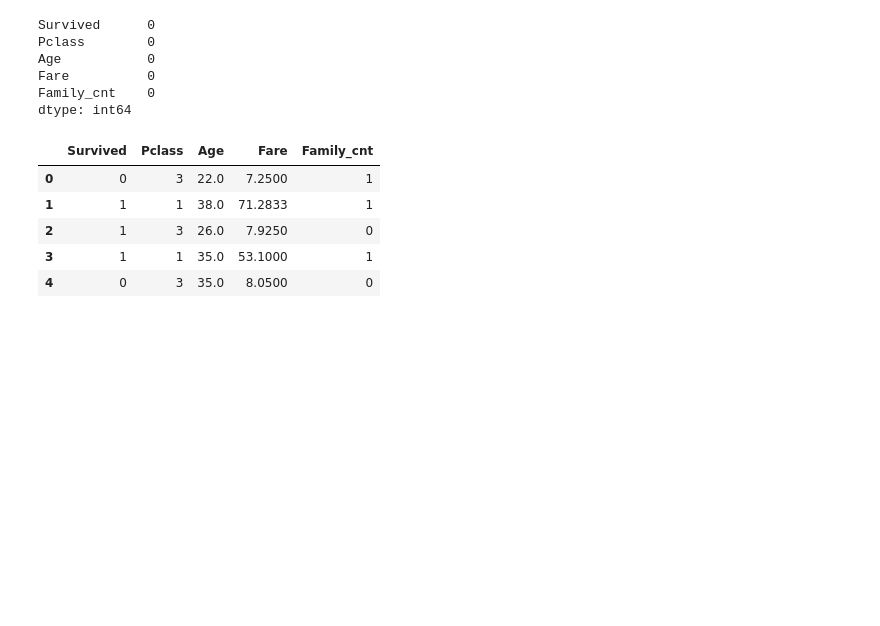
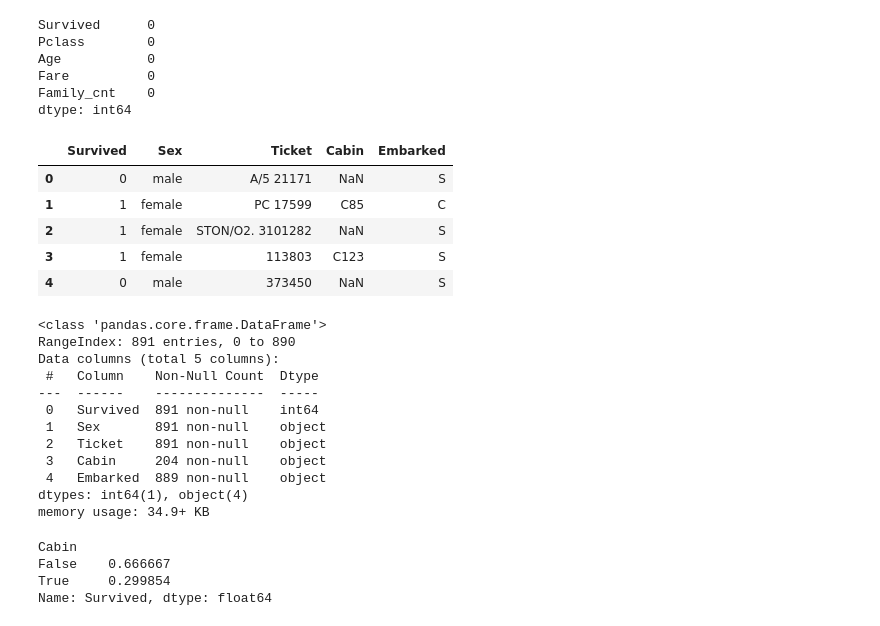
Before and after one commit to ABIGAILDEBBY/titanic-survival, a Jupyter notebook: titanic.ipynb, the cells around one changed output. Drawn from its saved outputs; the diff is of its cells as text; code cells hidden in the pictures; blank space fills up the shorter version.

```diff
--- a/titanic.ipynb
+++ b/titanic.ipynb
@@ -147,12 +147,37 @@ Age           0
 Fare          0
 Family_cnt    0
 dtype: int64
+# %%
+cont_features = ['PassengerId','Pclass','Name','Age','SibSp','Parch','Fare']
+data = pd.read_csv("csv_files/train.csv")
+data.drop(cont_features, axis=1, inplace=True)
+data.head()
+# %% [output]
+|  | Survived | Sex | Ticket | Cabin | Embarked |
+| 0 | 0 | male | A/5 21171 | NaN | S |
+| 1 | 1 | female | PC 17599 | C85 | C |
+| 2 | 1 | female | STON/O2. 3101282 | NaN | S |
+| 3 | 1 | female | 113803 | C123 | S |
+| 4 | 0 | male | 373450 | NaN | S |
 # %%
-data.head()
+data.info()
 # %% [output]
-|  | Survived | Pclass | Age | Fare | Family_cnt |
-| 0 | 0 | 3 | 22.0 | 7.2500 | 1 |
-| 1 | 1 | 1 | 38.0 | 71.2833 | 1 |
-| 2 | 1 | 3 | 26.0 | 7.9250 | 0 |
-| 3 | 1 | 1 | 35.0 | 53.1000 | 1 |
-| 4 | 0 | 3 | 35.0 | 8.0500 | 0 |
+<class 'pandas.core.frame.DataFrame'>
+RangeIndex: 891 entries, 0 to 890
+Data columns (total 5 columns):
+ #   Column    Non-Null Count  Dtype
+---  ------    --------------  -----
+ 0   Survived  891 non-null    int64
+ 1   Sex       891 non-null    object
+ 2   Ticket    891 non-null    object
+ 3   Cabin     204 non-null    object
+ 4   Embarked  889 non-null    object
+dtypes: int64(1), object(4)
+memory usage: 34.9+ KB
+# %%
+data.groupby(data['Cabin'].isnull())['Survived'].mean()
+# %% [output]
+Cabin
+False    0.666667
+True     0.299854
+Name: Survived, dtype: float64
```
Also changed, not shown: parts of 4 cells of this notebook.
